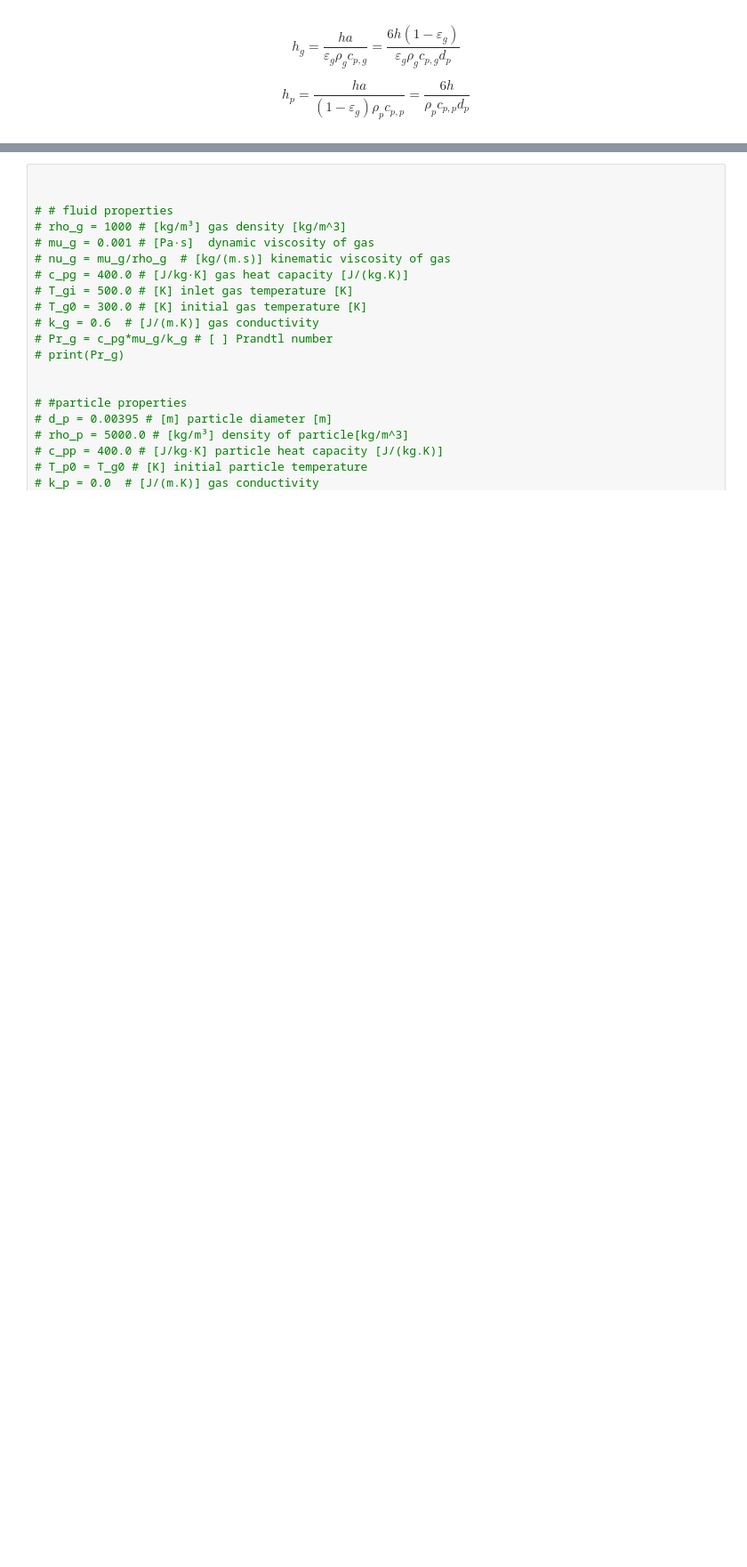
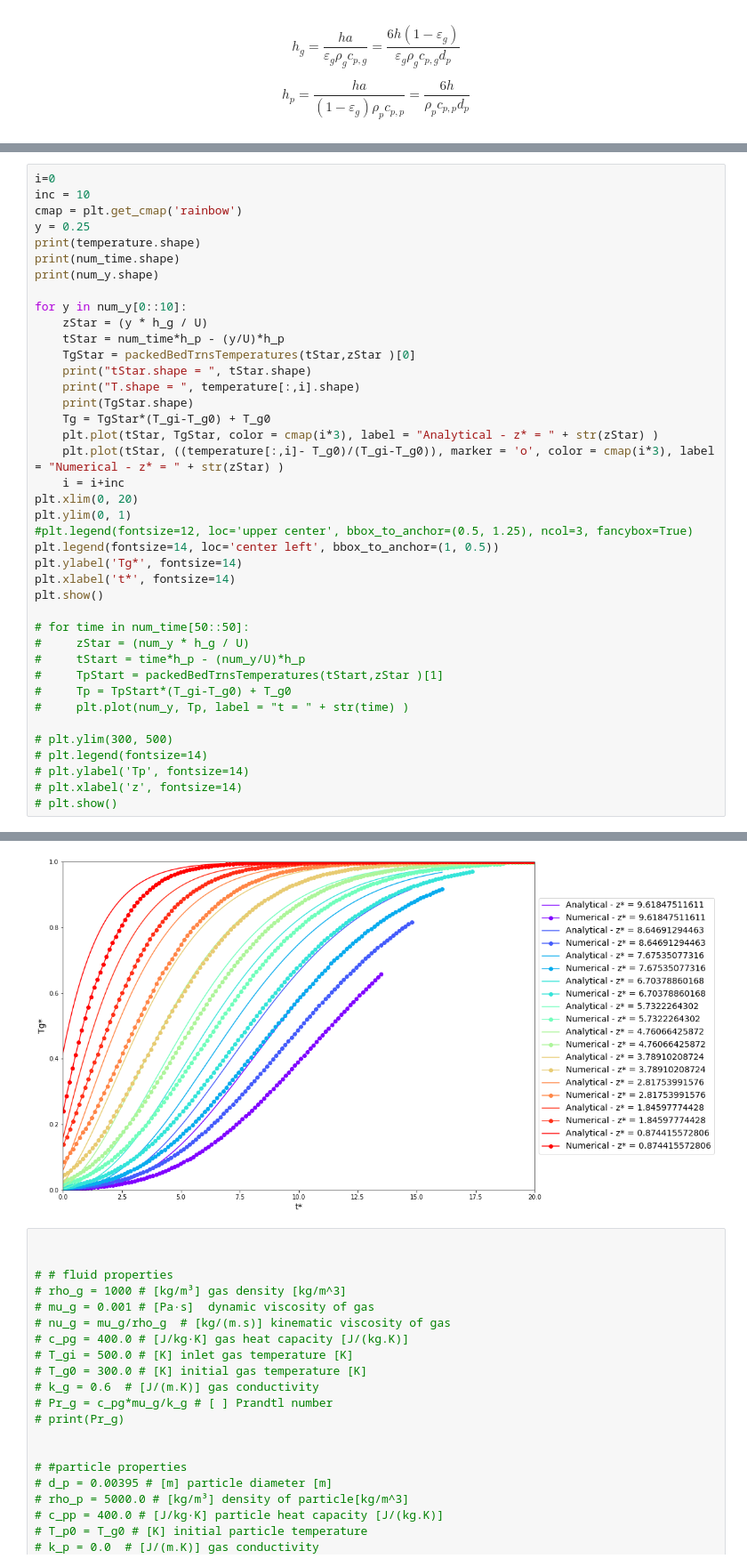
Before and after one commit to lucillalmeida/doutorado-validacoes, a Jupyter notebook: heat_fixed_bed/validation-convection-Schumann.ipynb, the cells around one changed output, grey strips where cells are left out. Shown at 89% size. Saved outputs shown, nothing was run; the diff lists cells and outputs as text; blank space fills up the shorter version.

```diff
--- a/heat_fixed_bed/validation-convection-Schumann.ipynb
+++ b/heat_fixed_bed/validation-convection-Schumann.ipynb
@@ -248,0 +306,41 @@ T inicial =  378.061
+# %%
+i=0
+inc = 10
+cmap = plt.get_cmap('rainbow')
+y = 0.25
+print(temperature.shape)
+print(num_time.shape)
+print(num_y.shape)
+
+for y in num_y[0::10]:
+    zStar = (y * h_g / U)
+    tStar = num_time*h_p - (y/U)*h_p
+    TgStar = packedBedTrnsTemperatures(tStar,zStar )[0]
+    print("tStar.shape = ", tStar.shape)
+    print("T.shape = ", temperature[:,i].shape)
+    print(TgStar.shape)
+    Tg = TgStar*(T_gi-T_g0) + T_g0
+    plt.plot(tStar, TgStar, color = cmap(i*3), label = "Analytical - z* = " + str(zStar) )
+    plt.plot(tStar, ((temperature[:,i]- T_g0)/(T_gi-T_g0)), marker = 'o', color = cmap(i*3), label = "Numerical - z* = " + str(zStar) )
+    i = i+inc
+plt.xlim(0, 20)
+plt.ylim(0, 1)
+#plt.legend(fontsize=12, loc='upper center', bbox_to_anchor=(0.5, 1.25), ncol=3, fancybox=True)
+plt.legend(fontsize=14, loc='center left', bbox_to_anchor=(1, 0.5))
+plt.ylabel('Tg*', fontsize=14)
+plt.xlabel('t*', fontsize=14)
+plt.show()
+
+# for time in num_time[50::50]:
+#     zStar = (num_y * h_g / U)
+#     tStart = time*h_p - (num_y/U)*h_p
+#     TpStart = packedBedTrnsTemperatures(tStart,zStar )[1]
+#     Tp = TpStart*(T_gi-T_g0) + T_g0
+#     plt.plot(num_y, Tp, label = "t = " + str(time) )
+
+# plt.ylim(300, 500)
+# plt.legend(fontsize=14)
+# plt.ylabel('Tp', fontsize=14)
+# plt.xlabel('z', fontsize=14)
+# plt.show()
+# %% [output]
@@ -249,3 +364,4 @@ T inicial =  378.061
+[figure, added]
 # %%
 
 
```
Also changed, not shown: parts of 7 cells of this notebook.
